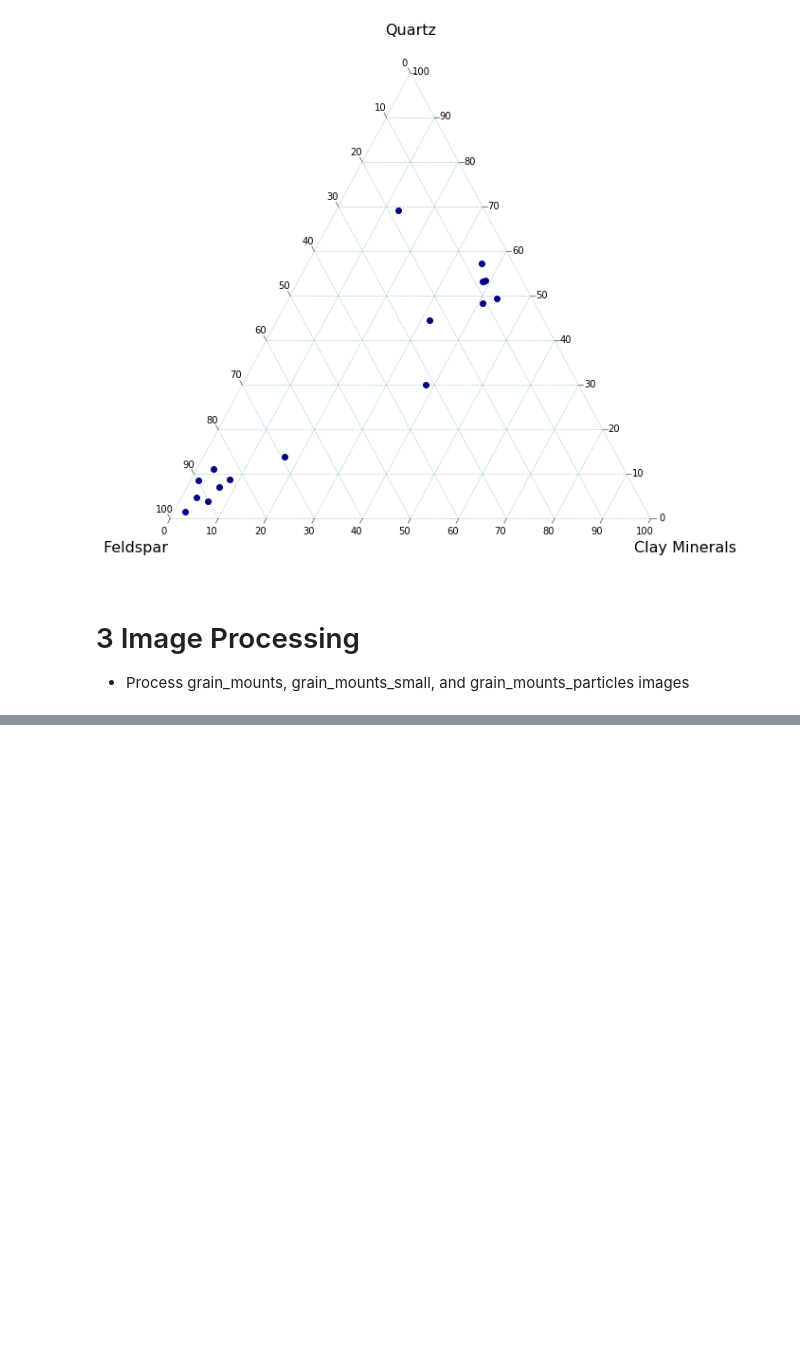
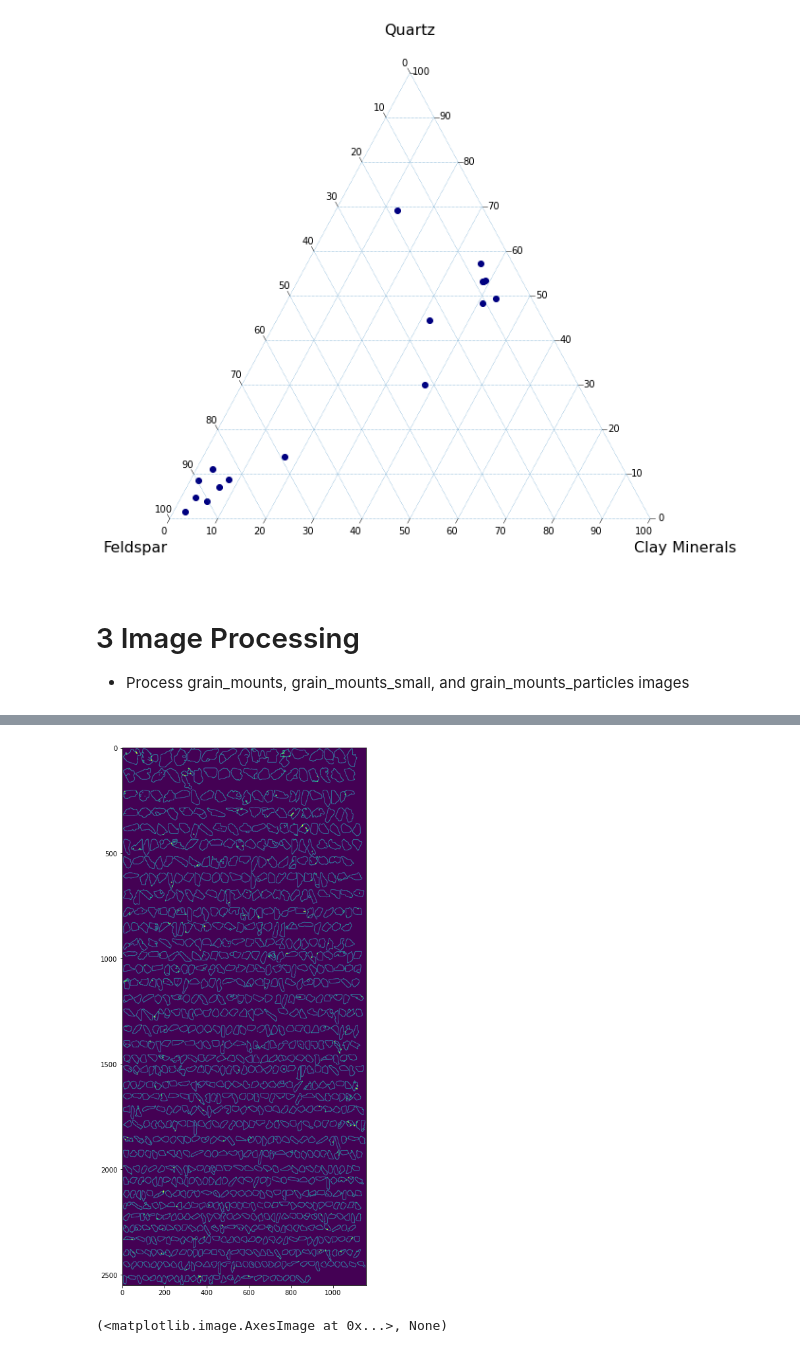
Before and after one commit to hangdeng/TIMA_for_Sedimentology, a Jupyter notebook: TIMA_Scratch.ipynb, the cells around one changed output, grey strips where cells are left out. Saved outputs shown, nothing was run; the diff lists cells and outputs as text; code cells hidden in the pictures; blank space fills up the shorter version.

```diff
--- a/TIMA_Scratch.ipynb
+++ b/TIMA_Scratch.ipynb
@@ -165,0 +234,17 @@ tax.left_corner_label("Feldspar", fontsize=fontsize)
+# %%
+# perform edge detection, then perform a dilation + erosion to
+# close gaps in between object edges
+# https://opencv-python-tutroals.readthedocs.io/en/latest/py_tutorials/py_imgproc/py_morphological_ops/py_morphological_ops.html
+
+edged = cv2.Canny(crop_img, 150, 180) # min and max seems the best for this image
+edged = cv2.dilate(edged, None, iterations=1) #1 or 2 iterations seems better
+edged = cv2.erode(edged, None, iterations=1)
+# remove the imperfect dots within the outlines of particles
+kernel = np.ones((2,2),np.uint8)
+edged = cv2.morphologyEx(edged, cv2.MORPH_CLOSE, kernel)
+# plot figure to check
+fig = plt.figure(figsize=(60,15))
+plt.imshow(edged), plt.show()
+# %% [output]
+[figure, added]
+(<matplotlib.image.AxesImage at 0x...>, None)
```
Also changed, not shown: parts of 13 cells of this notebook.
